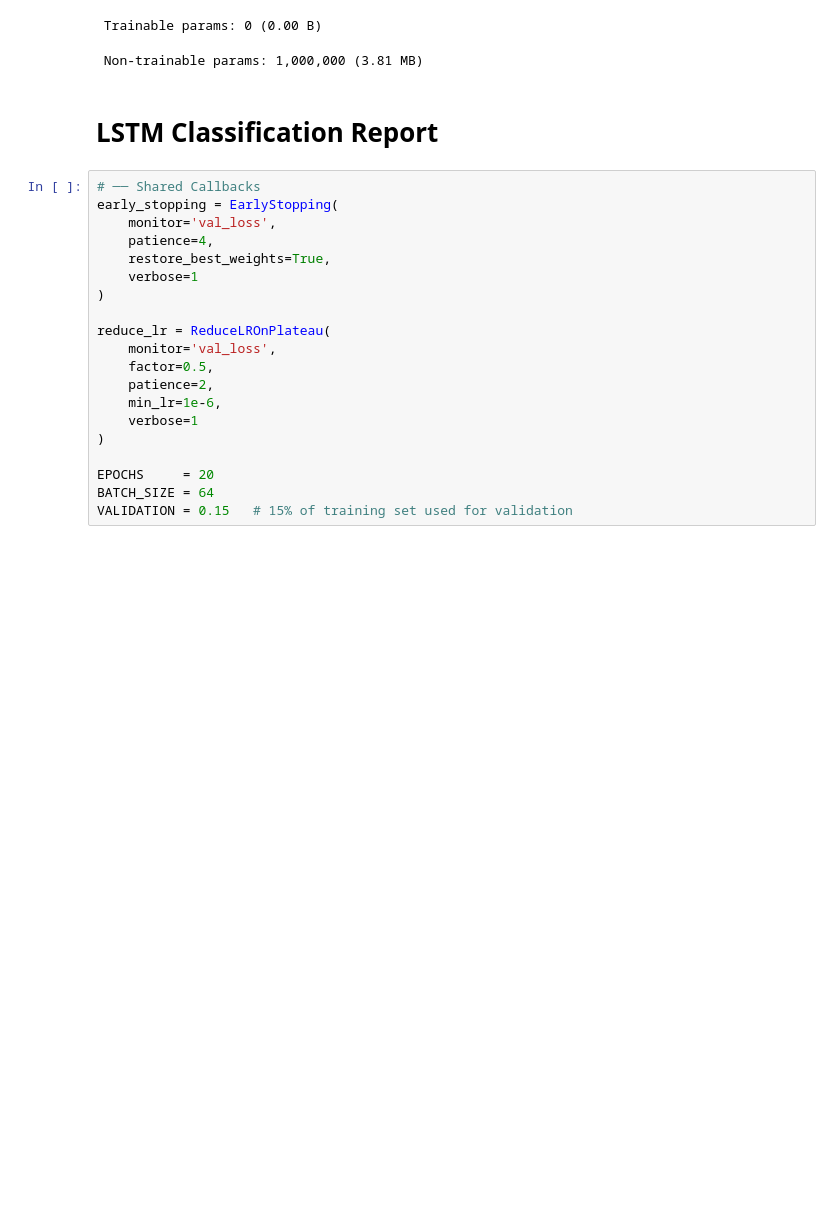
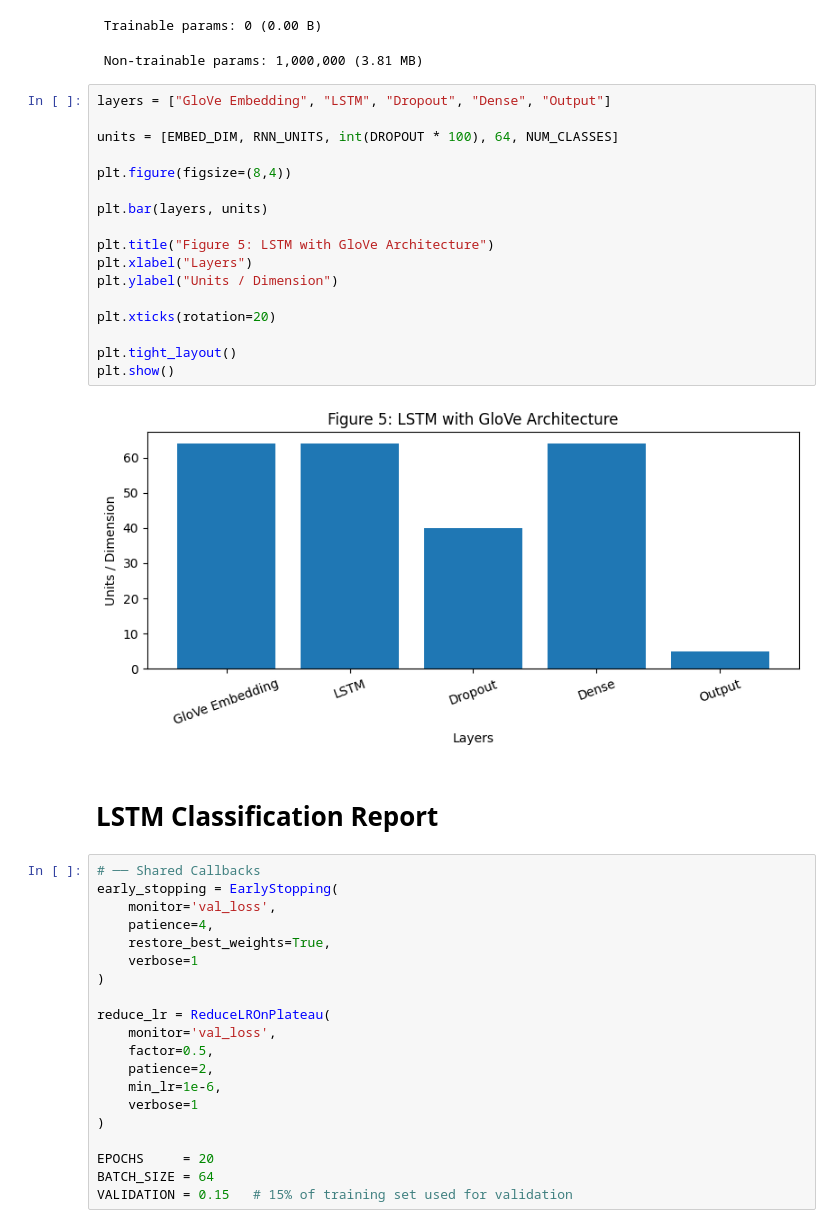
Before and after one commit to dhadkan99/Artificial-Intelligence-and-Machine-Learning--6CS012, a Jupyter notebook: newscategory.ipynb, the cells around one changed output. Saved outputs shown, nothing was run; the diff lists cells and outputs as text; blank space fills up the shorter version.

```diff
--- a/newscategory.ipynb
+++ b/newscategory.ipynb
@@ -541,6 +573,25 @@ Model: "LSTM_GloVe_Embedding"
  Total params: 1,000,000 (3.81 MB)
  Trainable params: 0 (0.00 B)
  Non-trainable params: 1,000,000 (3.81 MB)
+# %%
+layers = ["GloVe Embedding", "LSTM", "Dropout", "Dense", "Output"]
+
+units = [EMBED_DIM, RNN_UNITS, int(DROPOUT * 100), 64, NUM_CLASSES]
+
+plt.figure(figsize=(8,4))
+
+plt.bar(layers, units)
+
+plt.title("Figure 5: LSTM with GloVe Architecture")
+plt.xlabel("Layers")
+plt.ylabel("Units / Dimension")
+
+plt.xticks(rotation=20)
+
+plt.tight_layout()
+plt.show()
+# %% [output]
+[figure, added]
 # %% [markdown]
 # LSTM Classification Report
 # %%
```
Also changed, not shown: parts of 15 cells of this notebook.
